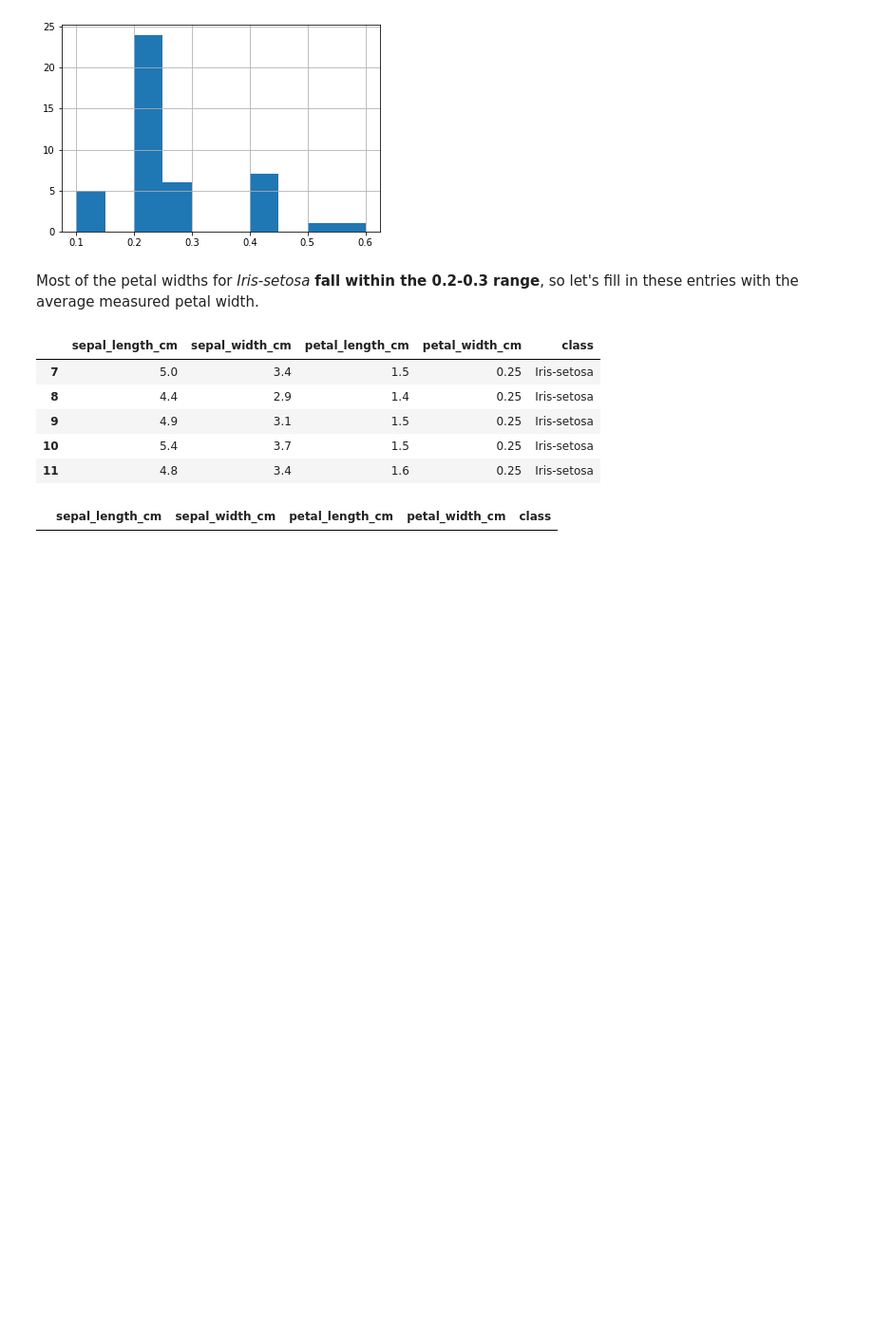
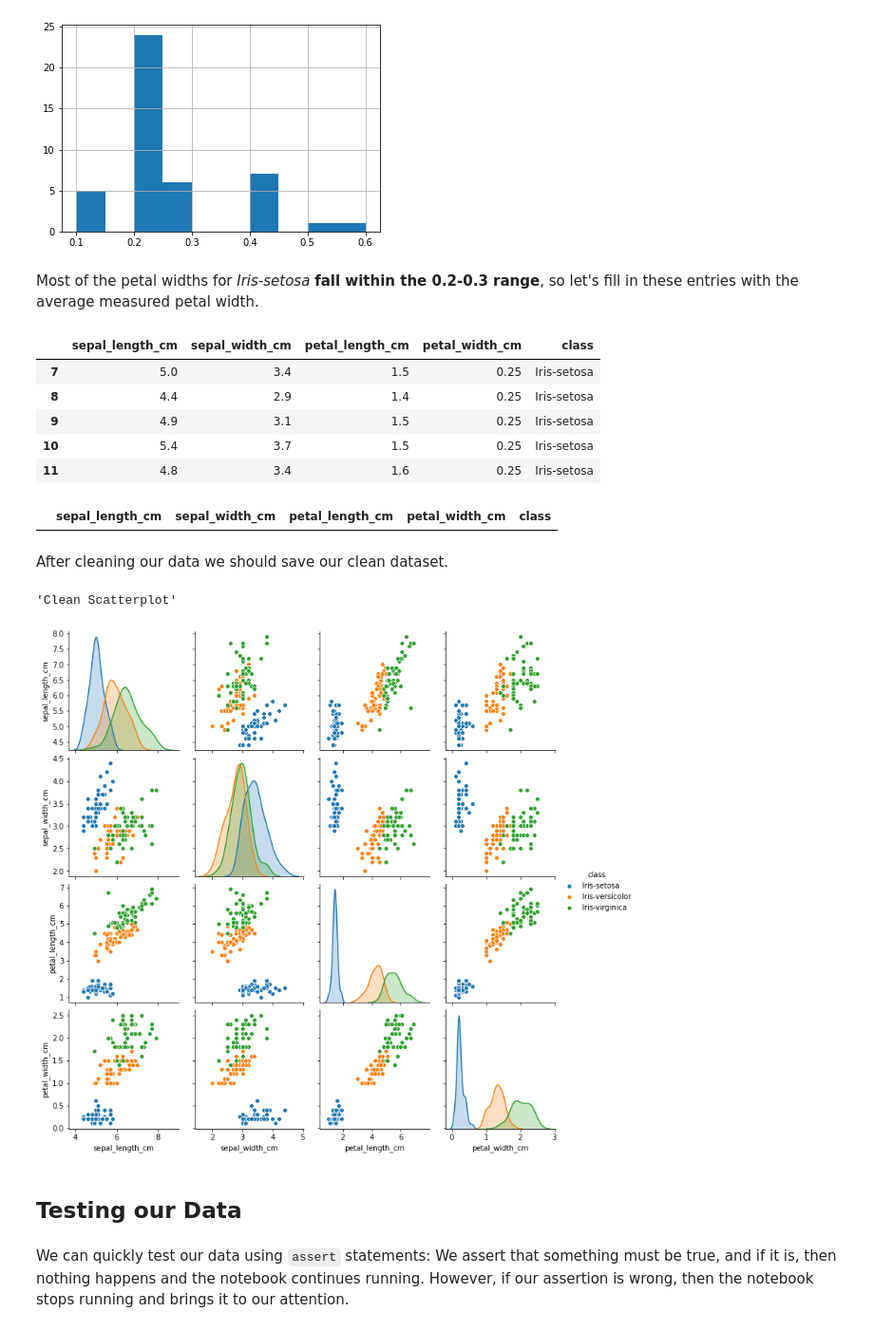
Before and after one commit to diogosmac/covid-forecast-feup-iart, a Jupyter notebook: TP08/test.ipynb, the cells around one changed output. Shown at 95% size. Saved outputs shown, nothing was run; the diff lists cells and outputs as text; code cells hidden in the pictures; blank space fills up the shorter version.

Commit message:
Finished example notebook

```diff
--- a/TP08/test.ipynb
+++ b/TP08/test.ipynb
@@ -177,3 +177,20 @@ iris_data.loc[(iris_data['sepal_length_cm'].isnull()) |
               (iris_data['petal_width_cm'].isnull())]
 # %% [output]
 |  | sepal_length_cm | sepal_width_cm | petal_length_cm | petal_width_cm | class |
+# %% [markdown]
+After cleaning our data we should save our clean dataset.
+# %%
+# saving clean dataset
+path_to_clean_csv = 'data/iris-data-clean.csv'
+iris_data.to_csv(path_to_clean_csv, index=False)
+iris_data_clean = pd.read_csv(path_to_clean_csv)
+# show clean scatterplot
+sb.pairplot(iris_data_clean, hue='class')
+; Clean Scatterplot
+# %% [output]
+'Clean Scatterplot'
+[figure, added]
+# %% [markdown]
+## Testing our Data
+# %% [markdown]
+We can quickly test our data using `assert` statements: We assert that something must be true, and if it is, then nothing happens and the notebook continues running. However, if our assertion is wrong, then the notebook stops running and brings it to our attention.
```
Also changed, not shown: parts of 44 cells of this notebook, 2 other files.
